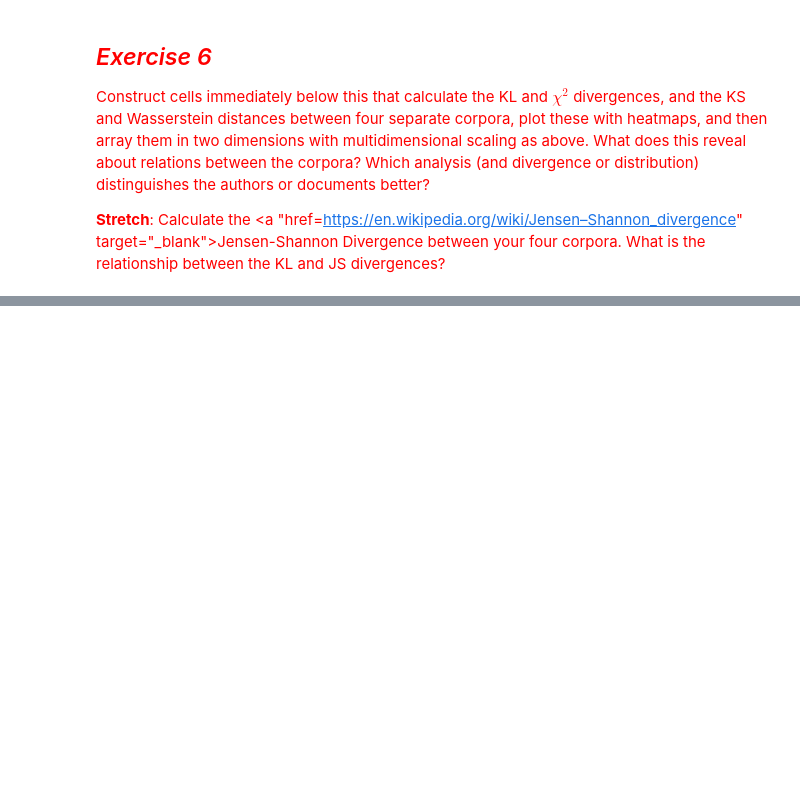
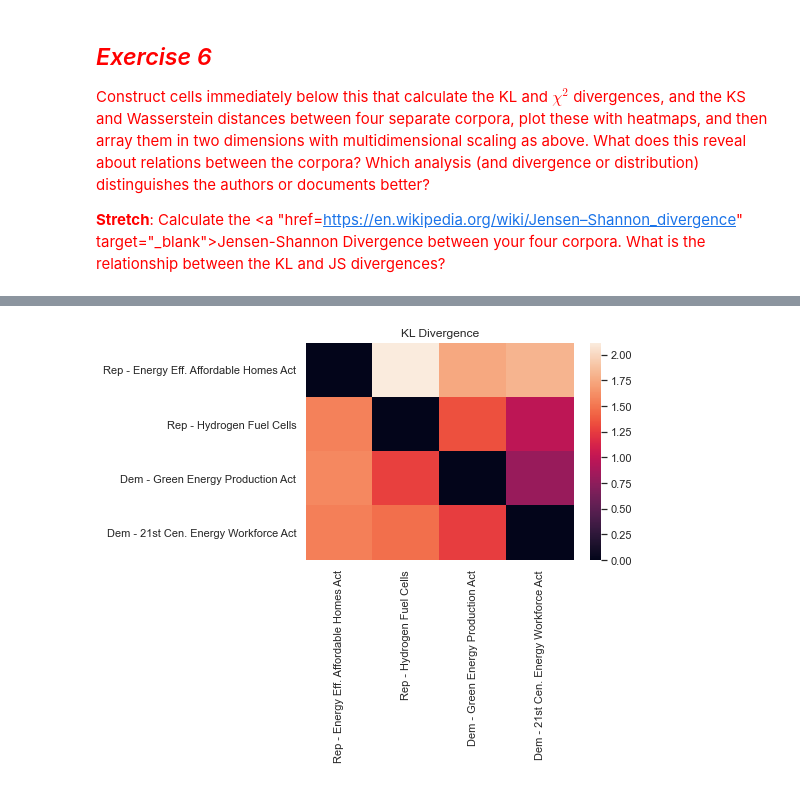
Before and after one commit to lilygrier/Homework-Notebooks, a Jupyter notebook: week-2/2-Counting-Words-Phrases_lilygrier.ipynb, the cells around one changed output, grey strips where cells are left out. Drawn from its saved outputs; the diff is of its cells as text; code cells hidden in the pictures; blank space fills up the shorter version.

```diff
--- a/week-2/2-Counting-Words-Phrases_lilygrier.ipynb
+++ b/week-2/2-Counting-Words-Phrases_lilygrier.ipynb
@@ -2256,0 +2458,7 @@ What are "The Passionate Pilgrim" and "The Phoenix and the Turtle"? Little known
+# %%
+republican_bills = ['108_hr1777', '105_hr4626']
+dem_bills = ['115_hr1837', '111_s137']
+comp_bills = republican_bills + dem_bills
+compare = clim_bills[clim_bills['bill_id'].isin(comp_bills)]
+# %%
+compare = compare.sort_values(['bill_id']).reset_index()
@@ -2256,0 +2473,19 @@ What are "The Passionate Pilgrim" and "The Phoenix and the Turtle"? Little known
+# %%
+bill_ids = ['Rep - Energy Eff. Affordable Homes Act', 'Rep - Hydrogen Fuel Cells', 'Dem - Green Energy Production Act', 'Dem - 21st Cen. Energy Workforce Act']
+# %%
+corpora = list(compare['normalized_tokens'])
+# %%
+L = []
+for p in corpora:
+    l = []
+    for q in corpora:
+        l.append(Divergence(p,q, difference = 'KL'))
+    L.append(l)
+M = np.array(L)
+fig = plt.figure()
+div = pandas.DataFrame(M, columns = bill_ids, index = bill_ids)
+ax = sns.heatmap(div)
+plt.title('KL Divergence')
+plt.show()
+# %% [output]
+[figure, added]
```
Also changed, not shown: parts of 59 cells of this notebook.
